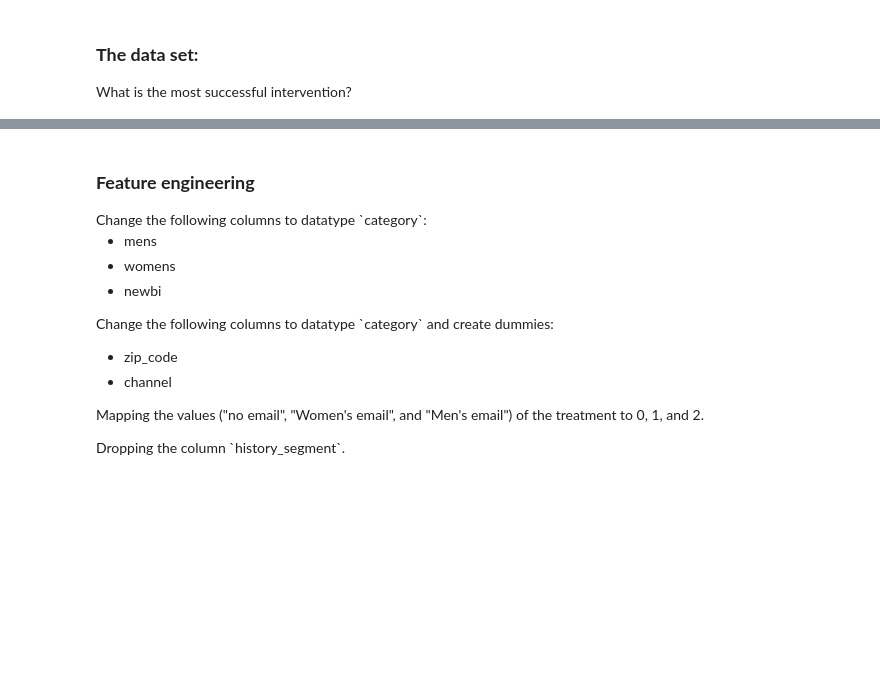
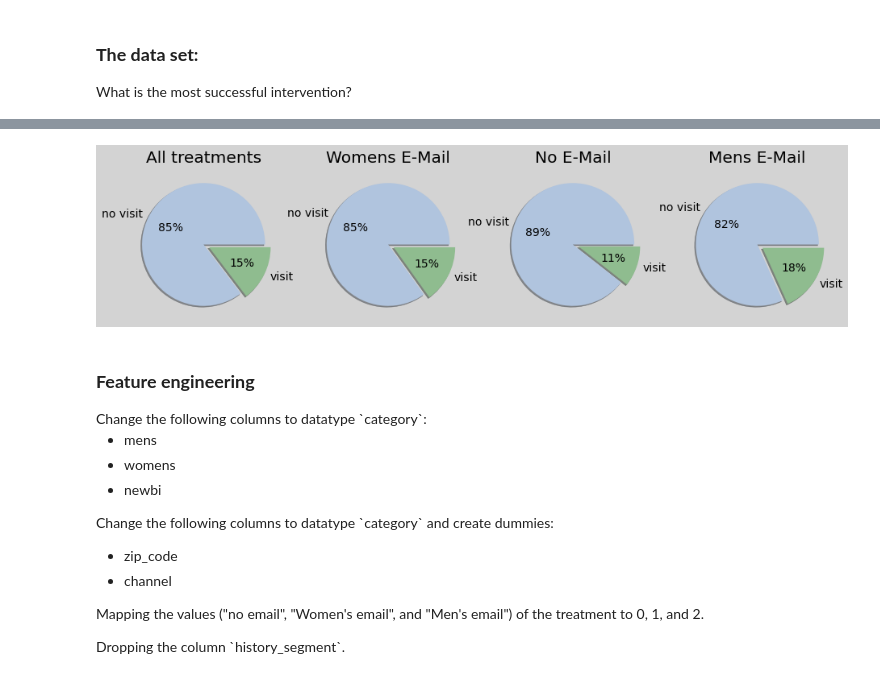
Before and after one commit to HeddaZa/Causal_ML, a Jupyter notebook: CausalML.ipynb, the cells around one changed output, grey strips where cells are left out. Cells and saved outputs as stored; diff of their text form; code cells hidden in the pictures; blank space fills up the shorter version.

Commit message:
metric and plots

```diff
--- a/CausalML.ipynb
+++ b/CausalML.ipynb
@@ -79,4 +81,5 @@ Name: segment, dtype: object
 <p><h3><b>The data set:</b></h3></p>
 What is the most successful intervention?
 # %%
-df_hillstrom = pd.concat([hillstrom_features,hillstrom_features,hillstrom_target], axis = 1)
+df_hillstrom = pd.concat([hillstrom_features,hillstrom_treatment,hillstrom_target], axis = 1)
+df_hillstrom
@@ -96,3 +100,7 @@ df_hillstrom = pd.concat([hillstrom_features,hillstrom_features,hillstrom_target
+# %%
+plots.pie_plots(df_hillstrom,'segment','visit')
+# %% [output]
+[figure, added]
 # %% [markdown]
 <p><h3><b>Feature engineering</b></h3></p>
 Change the following columns to datatype `category`:
```
Also changed, not shown: parts of 12 cells of this notebook, 2 other files.
